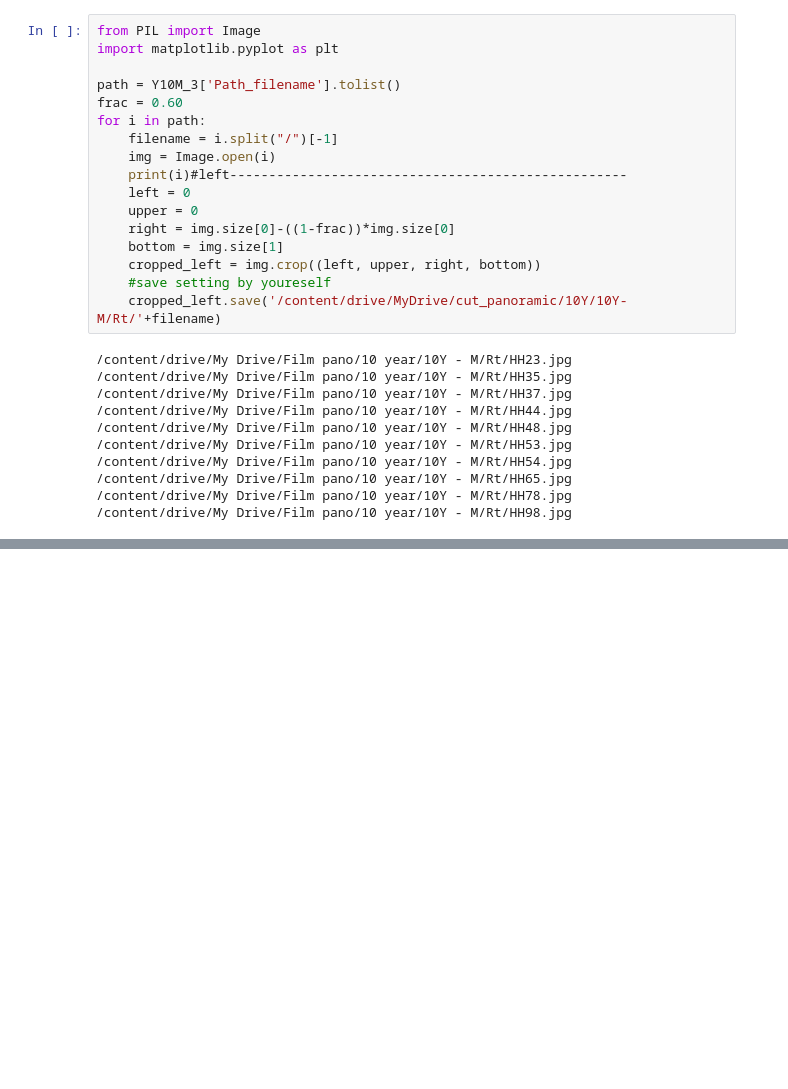
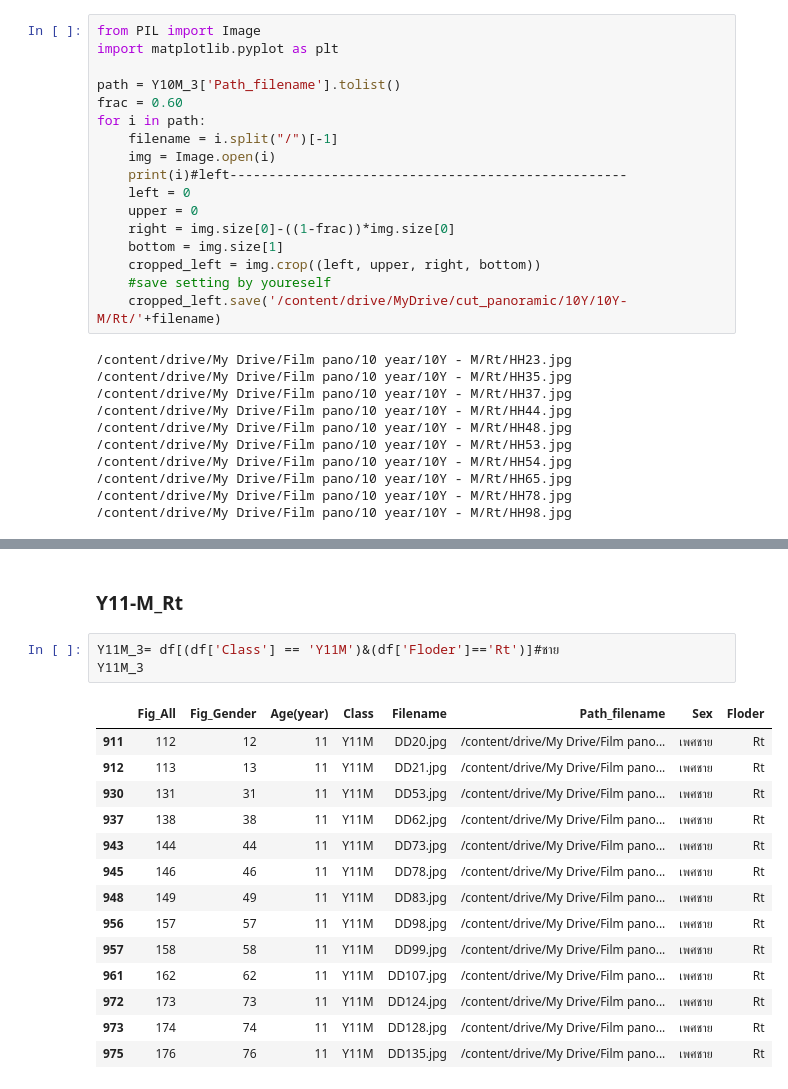
Before and after one commit to Wanita-8943/efficientnet_keras_transfer_learning, a Jupyter notebook: ตัดรูป.ipynb, the cells around one changed output, grey strips where cells are left out. Drawn from its saved outputs; the diff is of its cells as text; blank space fills up the shorter version.

```diff
--- a/ตัดรูป.ipynb
+++ b/ตัดรูป.ipynb
@@ -1388,0 +1655,20 @@ for i in path:
+# %% [markdown]
+### Y11-M_Rt
+# %%
+Y11M_3= df[(df['Class'] == 'Y11M')&(df['Floder']=='Rt')]#ชาย
+Y11M_3
+# %% [output]
+|  | Fig_All | Fig_Gender | Age(year) | Class | Filename | Path_filename | Sex | Floder |
+| 911 | 112 | 12 | 11 | Y11M | DD20.jpg | /content/drive/My Drive/Film pano... | เพศชาย | Rt |
+| 912 | 113 | 13 | 11 | Y11M | DD21.jpg | /content/drive/My Drive/Film pano... | เพศชาย | Rt |
+| 930 | 131 | 31 | 11 | Y11M | DD53.jpg | /content/drive/My Drive/Film pano... | เพศชาย | Rt |
+| 937 | 138 | 38 | 11 | Y11M | DD62.jpg | /content/drive/My Drive/Film pano... | เพศชาย | Rt |
+| 943 | 144 | 44 | 11 | Y11M | DD73.jpg | /content/drive/My Drive/Film pano... | เพศชาย | Rt |
+| 945 | 146 | 46 | 11 | Y11M | DD78.jpg | /content/drive/My Drive/Film pano... | เพศชาย | Rt |
+| 948 | 149 | 49 | 11 | Y11M | DD83.jpg | /content/drive/My Drive/Film pano... | เพศชาย | Rt |
+| 956 | 157 | 57 | 11 | Y11M | DD98.jpg | /content/drive/My Drive/Film pano... | เพศชาย | Rt |
+| 957 | 158 | 58 | 11 | Y11M | DD99.jpg | /content/drive/My Drive/Film pano... | เพศชาย | Rt |
+| 961 | 162 | 62 | 11 | Y11M | DD107.jpg | /content/drive/My Drive/Film pano... | เพศชาย | Rt |
+| 972 | 173 | 73 | 11 | Y11M | DD124.jpg | /content/drive/My Drive/Film pano... | เพศชาย | Rt |
+| 973 | 174 | 74 | 11 | Y11M | DD128.jpg | /content/drive/My Drive/Film pano... | เพศชาย | Rt |
+| 975 | 176 | 76 | 11 | Y11M | DD135.jpg | /content/drive/My Drive/Film pano... | เพศชาย | Rt |
```
Also changed, not shown: parts of 16 cells of this notebook.
